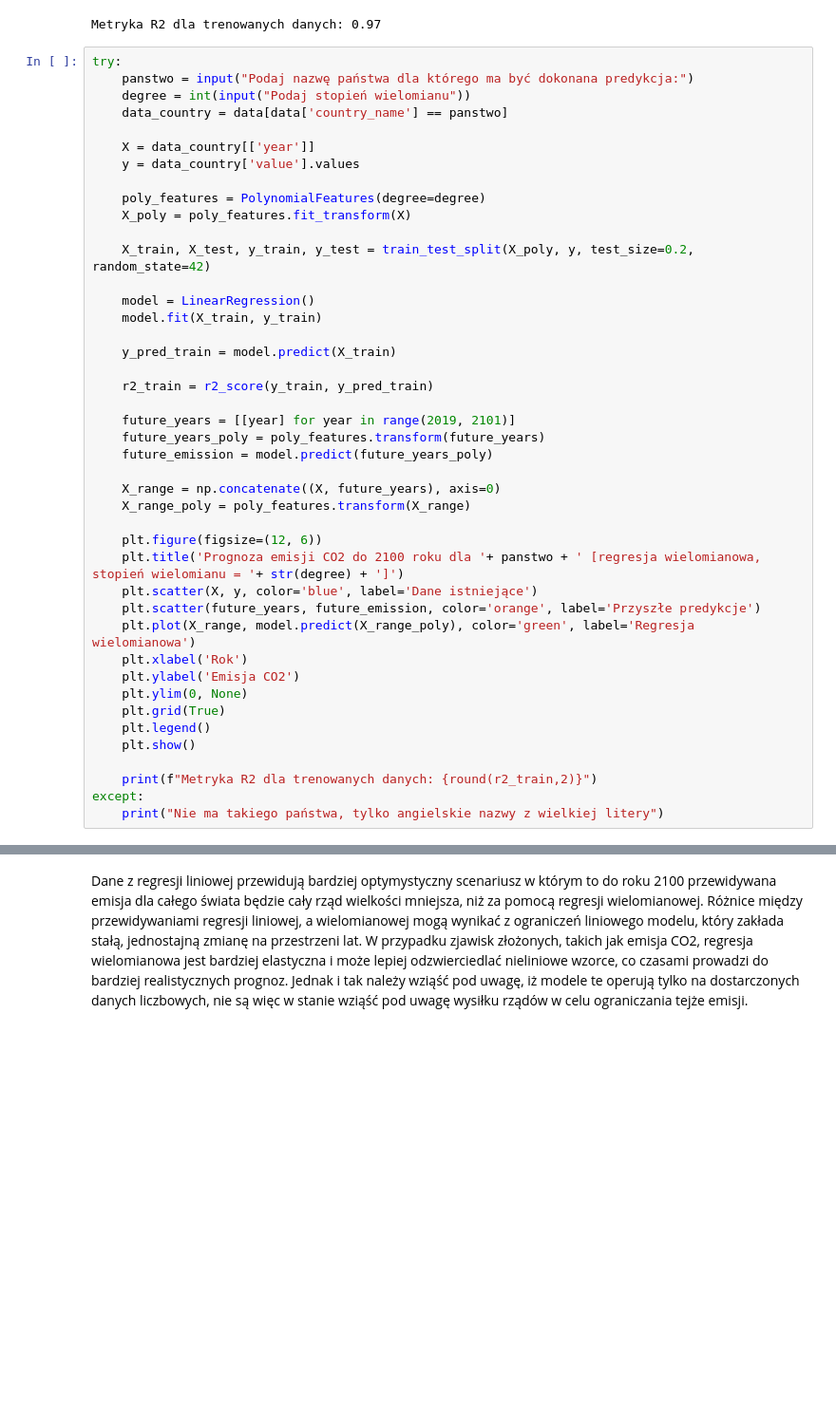
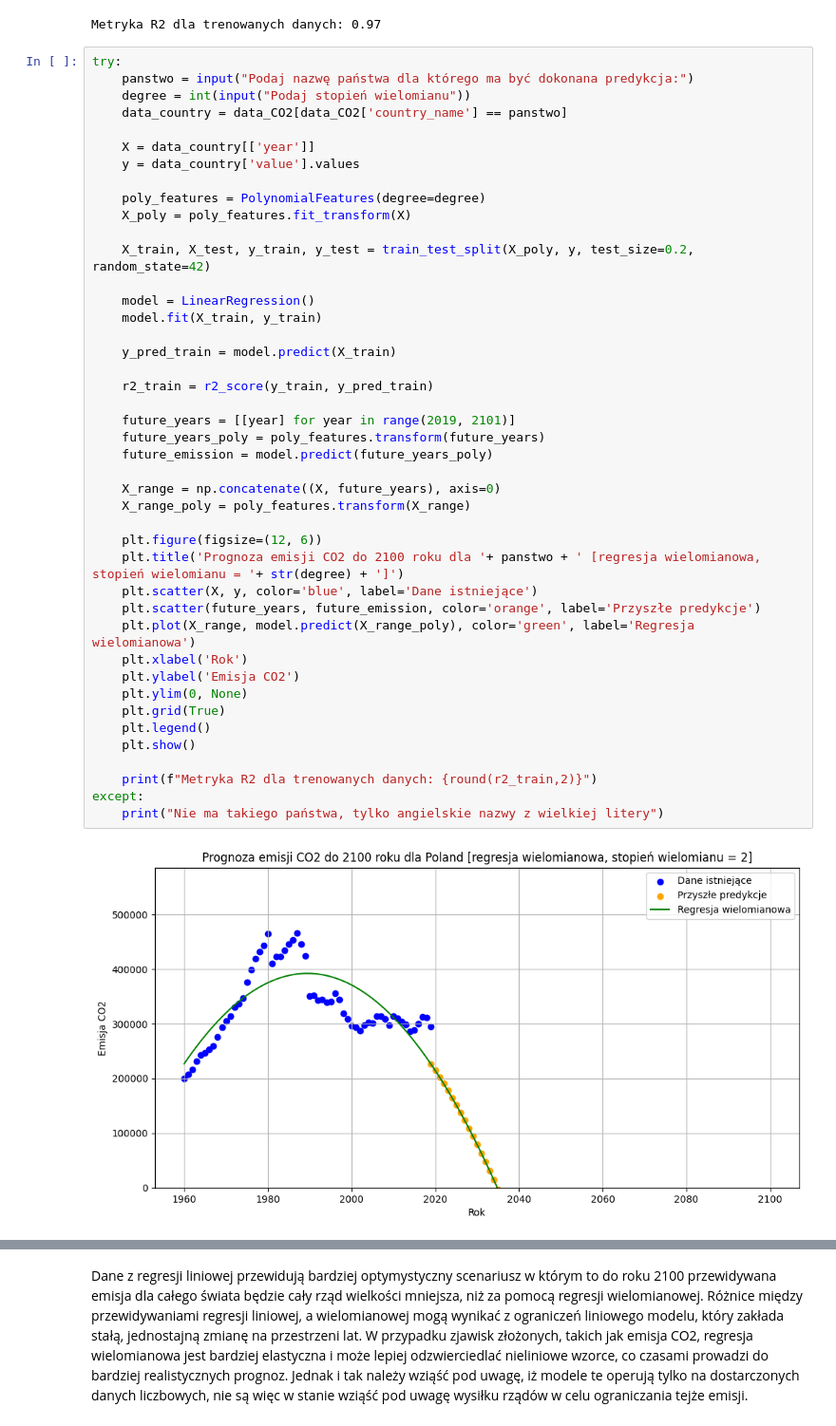
Before and after one commit to kuba172/analiza-zmian-klimatycznych-metodami-uczenia-maszynowego, a Jupyter notebook: Analiza zmian klimatu metodą uczenia maszynowego.ipynb, the cells around one changed output, grey strips where cells are left out. Shown at 95% size. Drawn from its saved outputs; the diff is of its cells as text; blank space fills up the shorter version.

```diff
--- a/Analiza zmian klimatu metodą uczenia maszynowego.ipynb
+++ b/Analiza zmian klimatu metodą uczenia maszynowego.ipynb
@@ -257,7 +258,7 @@ Metryka R2 dla trenowanych danych: 0.97
 try:
     panstwo = input("Podaj nazwę państwa dla którego ma być dokonana predykcja:")
     degree = int(input("Podaj stopień wielomianu"))
-    data_country = data[data['country_name'] == panstwo]
+    data_country = data_CO2[data_CO2['country_name'] == panstwo]
 
     X = data_country[['year']]
     y = data_country['value'].values
@@ -270,30 +271,31 @@ try:
     model = LinearRegression()
     model.fit(X_train, y_train)
 
     y_pred_train = model.predict(X_train)
 
     r2_train = r2_score(y_train, y_pred_train)
 
     future_years = [[year] for year in range(2019, 2101)]
     future_years_poly = poly_features.transform(future_years)
     future_emission = model.predict(future_years_poly)
 
     X_range = np.concatenate((X, future_years), axis=0)
     X_range_poly = poly_features.transform(X_range)
 
     plt.figure(figsize=(12, 6))
     plt.title('Prognoza emisji CO2 do 2100 roku dla '+ panstwo + ' [regresja wielomianowa, stopień wielomianu = '+ str(degree) + ']')
     plt.scatter(X, y, color='blue', label='Dane istniejące')
     plt.scatter(future_years, future_emission, color='orange', label='Przyszłe predykcje')
     plt.plot(X_range, model.predict(X_range_poly), color='green', label='Regresja wielomianowa')
     plt.xlabel('Rok')
     plt.ylabel('Emisja CO2')
     plt.ylim(0, None)
     plt.grid(True)
     plt.legend()
     plt.show()
 
     print(f"Metryka R2 dla trenowanych danych: {round(r2_train,2)}")
 except:
     print("Nie ma takiego państwa, tylko angielskie nazwy z wielkiej litery")
 # %% [output]
+[figure, added]
```
Also changed, not shown: parts of 13 cells of this notebook.
